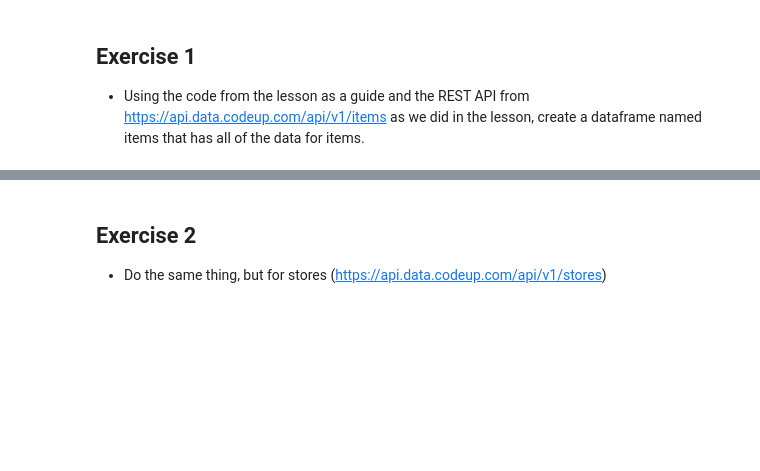
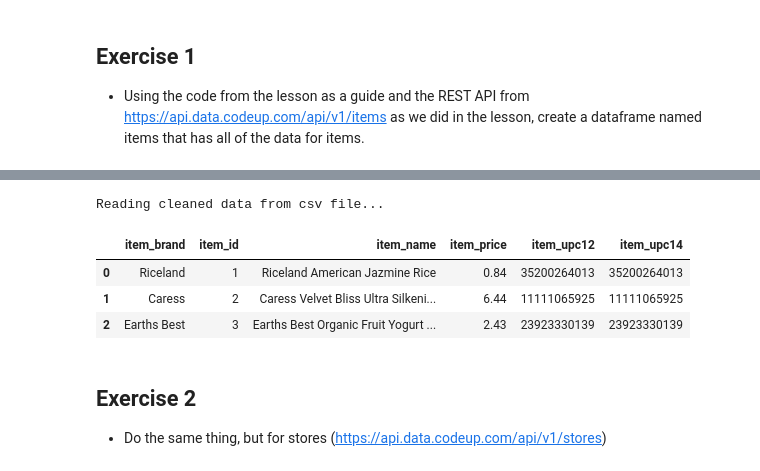
Before and after one commit to BraedenWright/time-series-exercises, a Jupyter notebook: time_series_acquisition.ipynb, the cells around one changed output, grey strips where cells are left out. Cells and saved outputs as stored; diff of their text form; code cells hidden in the pictures; blank space fills up the shorter version.

```diff
--- a/time_series_acquisition.ipynb
+++ b/time_series_acquisition.ipynb
@@ -17,3 +123,13 @@ base = 'https://api.data.codeup.com'
+# %%
+# test function
+df = wrangle.wrangle_items()
+df.head(3)
+# %% [output]
+Reading cleaned data from csv file...
+|  | item_brand | item_id | item_name | item_price | item_upc12 | item_upc14 |
+| 0 | Riceland | 1 | Riceland American Jazmine Rice | 0.84 | 35200264013 | 35200264013 |
+| 1 | Caress | 2 | Caress Velvet Bliss Ultra Silkeni... | 6.44 | 11111065925 | 11111065925 |
+| 2 | Earths Best | 3 | Earths Best Organic Fruit Yogurt ... | 2.43 | 23923330139 | 23923330139 |
 # %% [markdown]
 ## Exercise 2
 - Do the same thing, but for stores (https://api.data.codeup.com/api/v1/stores)
```
Also changed, not shown: parts of 15 cells of this notebook, 1 other file.
